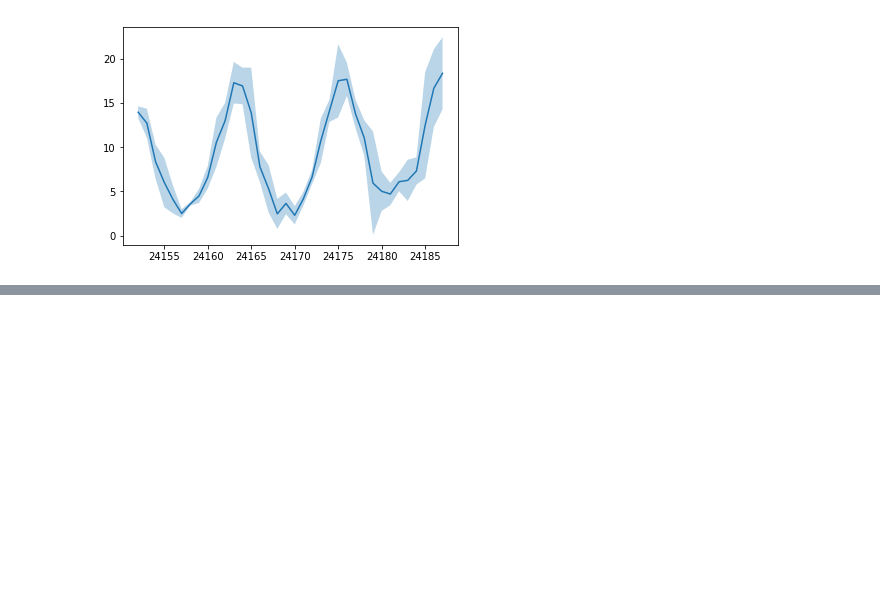
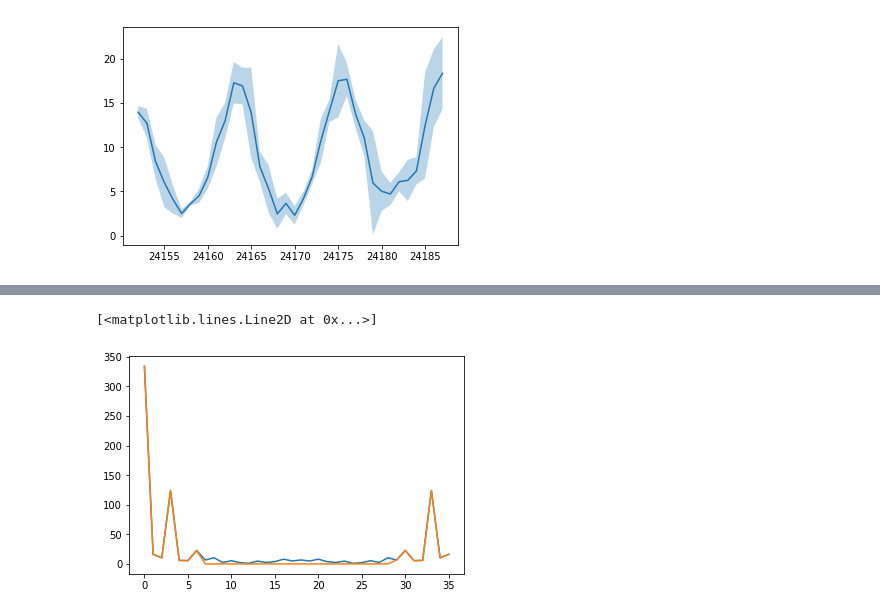
Before and after one commit to GibbsConsulting/ds-collateral, a Jupyter notebook: notebooks/WaterTemperatureTimeSeries.ipynb, the cells around one changed output, grey strips where cells are left out. Drawn from its saved outputs; the diff is of its cells as text; code cells hidden in the pictures; blank space fills up the shorter version.

```diff
--- a/notebooks/WaterTemperatureTimeSeries.ipynb
+++ b/notebooks/WaterTemperatureTimeSeries.ipynb
@@ -46,0 +66,13 @@ plt.fill_between(per_month['sd_num'], per_month['up'], per_month['dn'], alpha=0.
+# %%
+omega = fftpack.fft(per_month["Mean"])
+plt.plot(np.abs(omega))
+o2 = fftpack.fft(omega)
+split = 11
+mid = int(len(omega)/2)
+for i in range(mid-split,mid+split):
+    omega[i] = 0
+o3 = fftpack.fft(omega)
+plt.plot(np.abs(omega))
+# %% [output]
+[<matplotlib.lines.Line2D at 0x...>]
+[figure, added]
```
Also changed, not shown: parts of 4 cells of this notebook.
